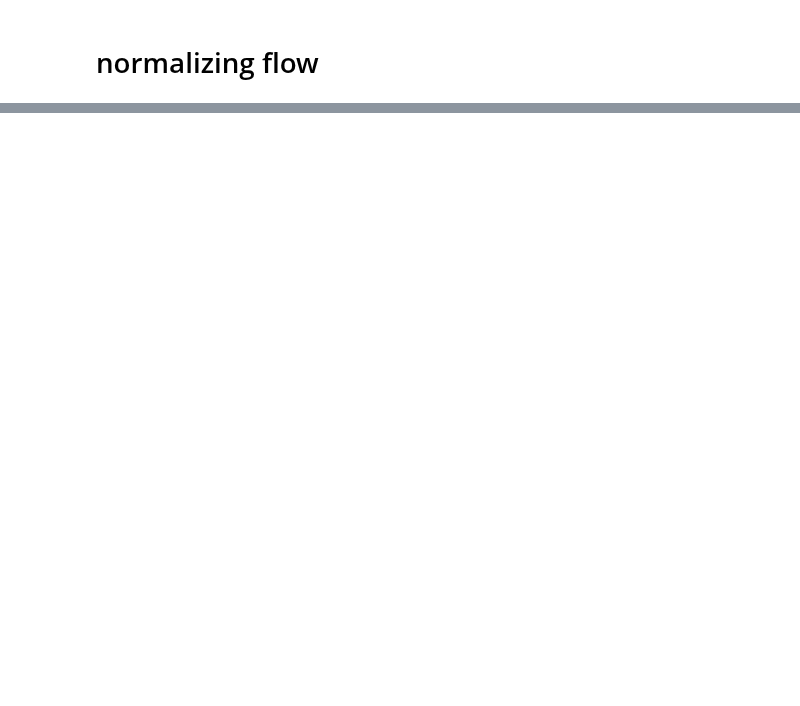
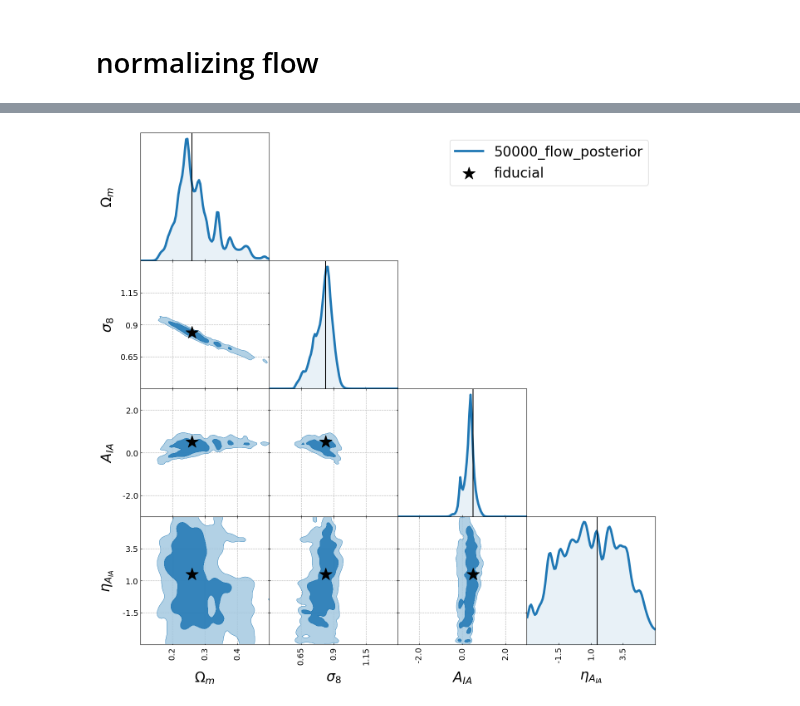
Before and after one commit to des-science/multiprobe-simulation-inference, a Jupyter notebook: notebooks/PZFlow.ipynb, the cells around one changed output, grey strips where cells are left out. Drawn from its saved outputs; the diff is of its cells as text; code cells hidden in the pictures; blank space fills up the shorter version.

```diff
--- a/notebooks/PZFlow.ipynb
+++ b/notebooks/PZFlow.ipynb
@@ -283,0 +236,16 @@ tri.fig.savefig(os.path.join(base_dir, model_dir, f"contours_{n_steps}_flow.png"
+# %%
+%%time
+
+# sample directly from the normalizing flow
+samples = flow.sample(1000000, conditions=obs_df, save_conditions=False)
+
+# check whether all of the parameter values are within the prior
+assert list(samples.columns) == params
+prior_mask = prior.in_grid_prior(samples, params=params)
+samples = samples[prior_mask]
+
+# convert to numpy and save
+chain = samples.to_numpy()
+
+if out_dir is not None:
+    np.save(os.path.join(out_dir, f"chain_{label}.npy"), chain)
@@ -283,0 +255,9 @@ tri.fig.savefig(os.path.join(base_dir, model_dir, f"contours_{n_steps}_flow.png"
+# %%
+plotting.plot_chain(
+    chain,
+    params,
+    out_dir=out_dir,
+    label=label,
+)
+# %% [output]
+[figure, added]
```
Also changed, not shown: parts of 41 cells of this notebook, 2 other files.
